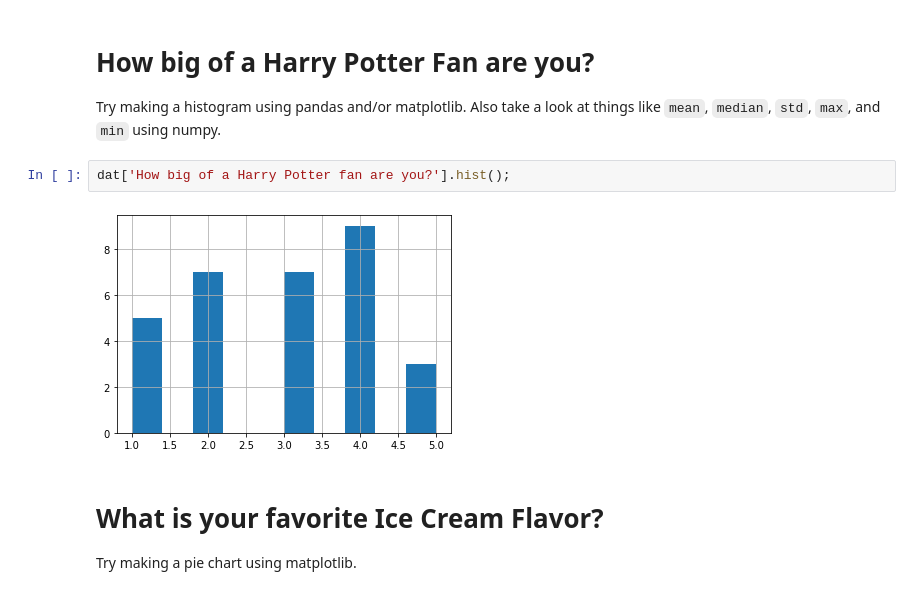
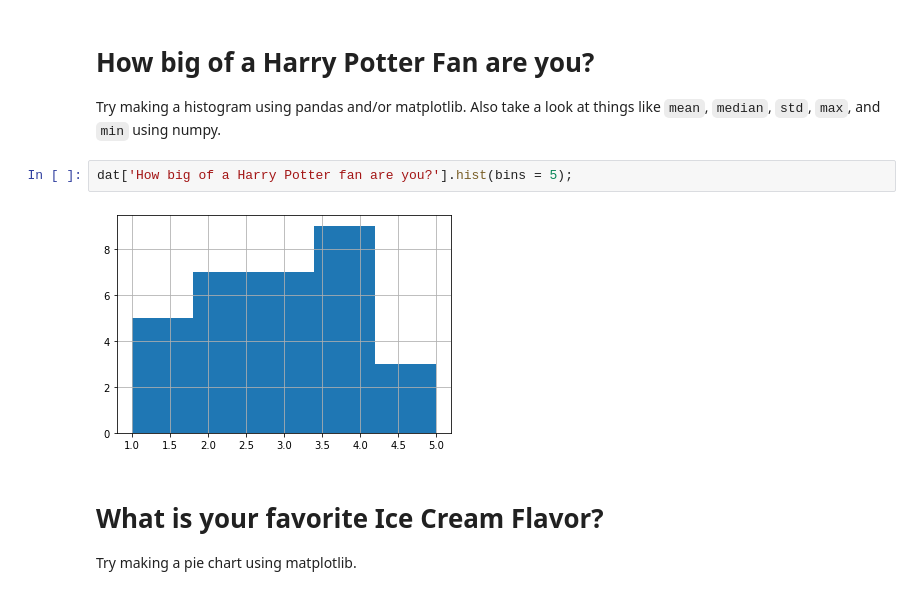
Before and after one commit to uofscphysics/STEM_Python_Course, a Jupyter notebook: 01_Week1/05_PackagesIntro/05_A_packages_activity.ipynb, the cells around one changed output. Drawn from its saved outputs; the diff is of its cells as text.

```diff
--- a/01_Week1/05_PackagesIntro/05_A_packages_activity.ipynb
+++ b/01_Week1/05_PackagesIntro/05_A_packages_activity.ipynb
@@ -131,9 +134,9 @@ pd.value_counts(dat['Which of these foods do you prefer?']).plot.pie();
 # How big of a Harry Potter Fan are you?
 Try making a histogram using pandas and/or matplotlib. Also take a look at things like `mean`, `median`, `std`, `max`, and `min` using numpy.
 # %%
-dat['How big of a Harry Potter fan are you?'].hist();
+dat['How big of a Harry Potter fan are you?'].hist(bins = 5);
 # %% [output]
-[figure, old version]
+[figure, new version]
 # %% [markdown]
 # What is your favorite Ice Cream Flavor?
 Try making a pie chart using matplotlib.
```
Also changed, not shown: parts of 5 cells of this notebook.
